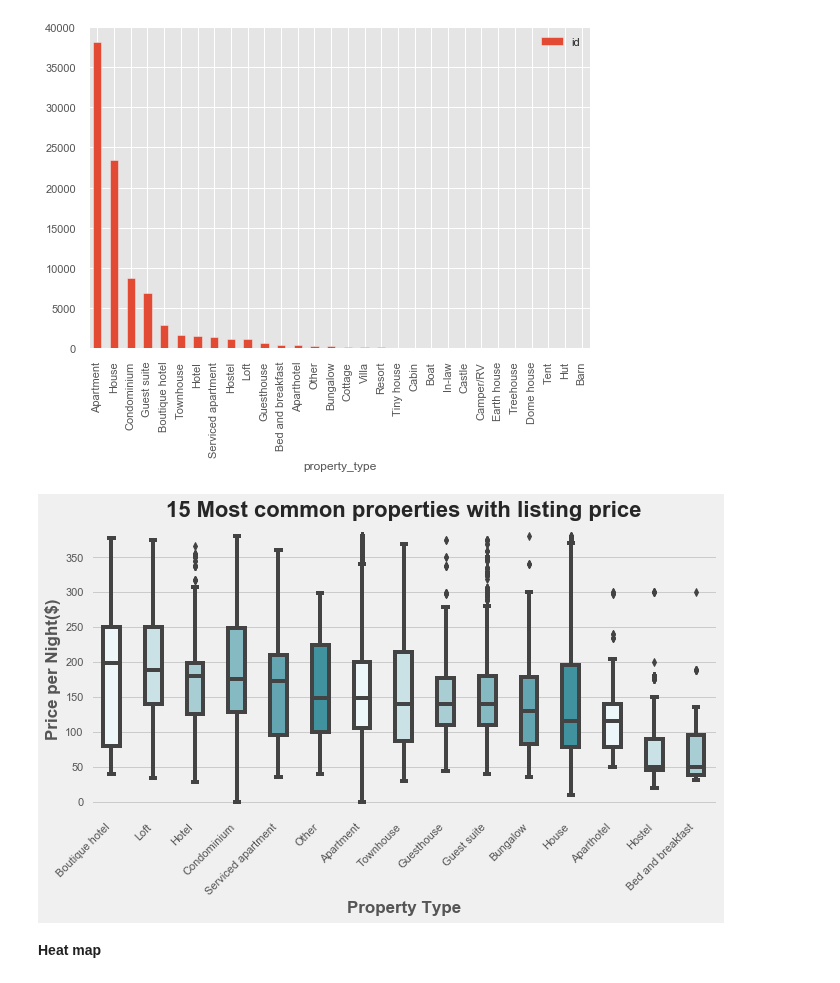
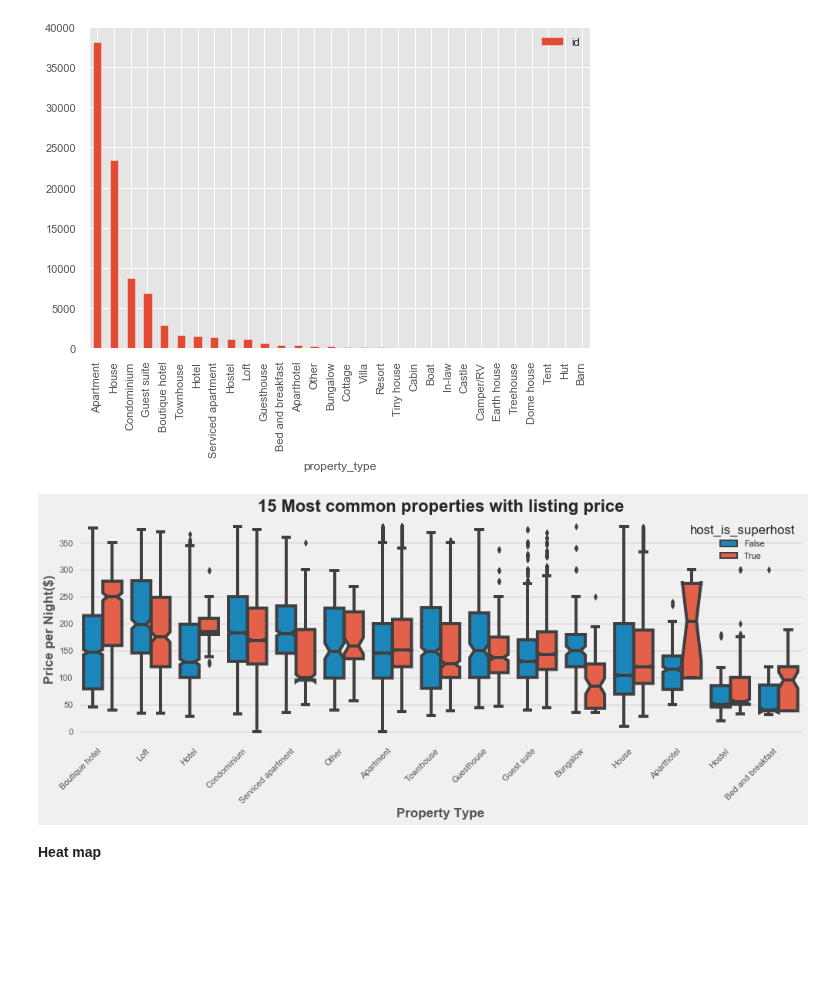
Before and after one commit to KishenSharma6/Airbnb-SF, a Jupyter notebook: Project Codes/03. Exploratory Data Analysis/12_27_2019_EDA.ipynb, the cells around one changed output. Saved outputs shown, nothing was run; the diff lists cells and outputs as text; code cells hidden in the pictures; blank space fills up the shorter version.

```diff
--- a/Project Codes/03. Exploratory Data Analysis/12_27_2019_EDA.ipynb
+++ b/Project Codes/03. Exploratory Data Analysis/12_27_2019_EDA.ipynb
@@ -274,33 +255,32 @@ test = listings[listings.property_type.isin(prop_list)].groupby('property_type')
 test_list = test.property_type.tolist()
 # %%
 #Set 538 plot style
-plt.style.use('fivethirtyeight')
+#plt.style.use('fivethirtyeight')
 
 #Set Figure
-f, ax = plt.subplots(figsize= (10,5))
+f, ax = plt.subplots(figsize= (15,5))
 
 #Plot
-g= sns.boxplot(x="property_type", y="price", order=test_list,
-               width = .4,palette=sns.light_palette((210, 90, 60), input="husl"),
-             data=listings[listings.property_type.isin(test_list)], ax=ax)
+g= sns.boxplot(x="property_type", y="price",hue = 'host_is_superhost', order=test_list,
+                data=listings[listings.property_type.isin(test_list)], ax=ax)
 
 #Set Title
 ax.set_title('15 Most common properties with listing price', fontweight = 'bold', fontsize=22)
 
 #Set fontdict
 fontdict={'weight' : 'bold',
           'size': 17}
 
 #Set x and y Labels
 ax.set_ylabel('Price per Night($)',fontdict=fontdict)
 ax.set_xlabel('Property Type',fontdict=fontdict)
 
 #Rotate x_ticklabels
 g.set_xticklabels(g.get_xticklabels(), rotation=45, horizontalalignment='right');
 
 #Format ticks on y-axis
 # %% [output]
-[figure, old version]
+[figure, new version]
 # %% [markdown]
 **Heat map**
 # %%
```
Also changed, not shown: parts of 17 cells of this notebook, 1 other file.
